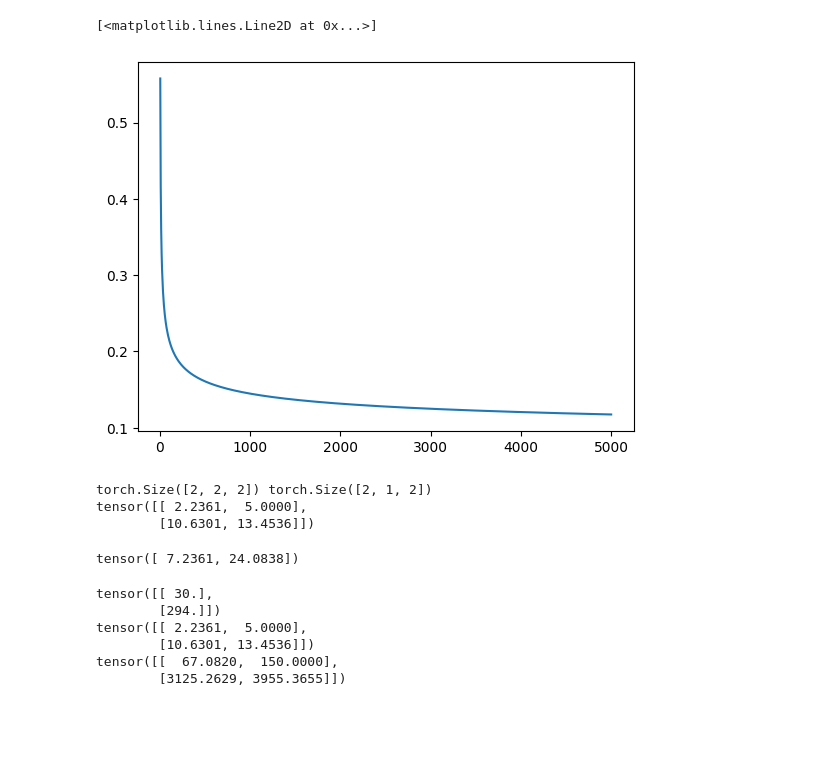
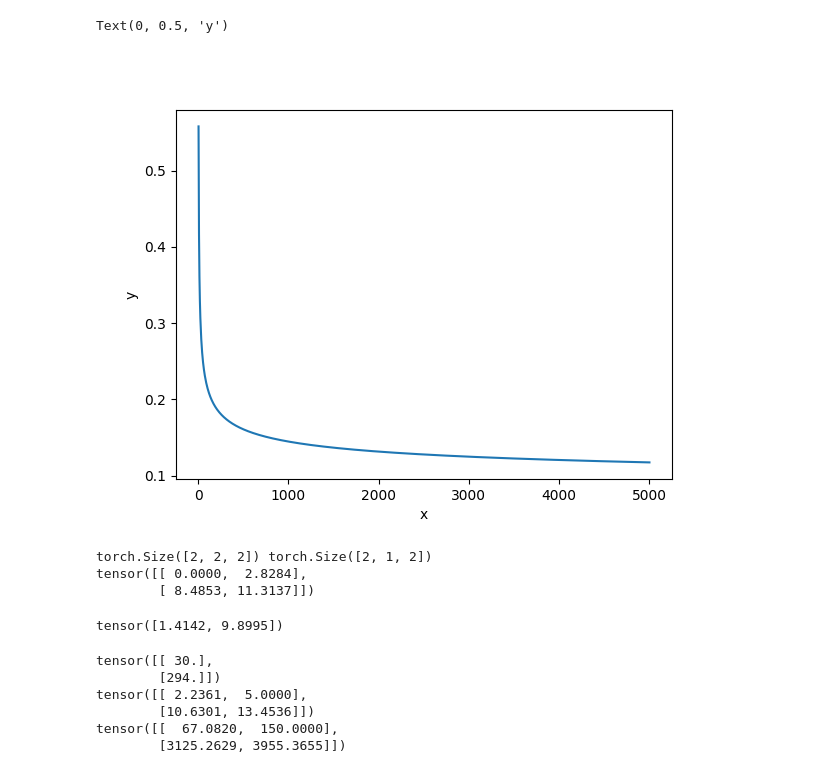
Before and after one commit to LiU-SeeGoals/controller, a Jupyter notebook: python_playground/test.ipynb, the cells around one changed output. Drawn from its saved outputs; the diff is of its cells as text; code cells hidden in the pictures; blank space fills up the shorter version.

```diff
--- a/python_playground/test.ipynb
+++ b/python_playground/test.ipynb
@@ -5,16 +13,19 @@ import torch
 # %%
 linspace = np.linspace(0, 5000, 1000)
 x = torch.tensor(linspace, requires_grad=False)
 y = 1/torch.log(x+1)
 
-plt.plot(linspace, y.numpy())
+fig, ax = plt.subplots()
+ax.plot(linspace, y.numpy())
+ax.set_xlabel('x')
+ax.set_ylabel('y')
 # %% [output]
-[<matplotlib.lines.Line2D at 0x...>]
+Text(0, 0.5, 'y')
-[figure, old version]
+[figure, new version]
 # %%
 # batch, player, position(x, y)
 team = torch.tensor([[[1, 2], [3, 4]], [[7, 8], [9, 10]]]).float()
-target = (0, 0)
+target = (1, 2)
 target_torch = torch.tensor(target).repeat(team.shape[0], 1).unsqueeze(1).float()
 print(team.shape, target_torch.shape)
 
@@ -22,12 +33,12 @@ norm = torch.norm(team - target_torch, dim=2)
 print(norm)
 # %% [output]
 torch.Size([2, 2, 2]) torch.Size([2, 1, 2])
-tensor([[ 2.2361,  5.0000],
-        [10.6301, 13.4536]])
+tensor([[ 0.0000,  2.8284],
+        [ 8.4853, 11.3137]])
 # %%
-torch.sum(norm, dim=1)
+torch.mean(norm, dim=1)
 # %% [output]
-tensor([ 7.2361, 24.0838])
+tensor([1.4142, 9.8995])
 # %%
 scaling = (norm)
 foo = scaling * norm
```
Also changed, not shown: parts of 4 cells of this notebook, 3 other files.
